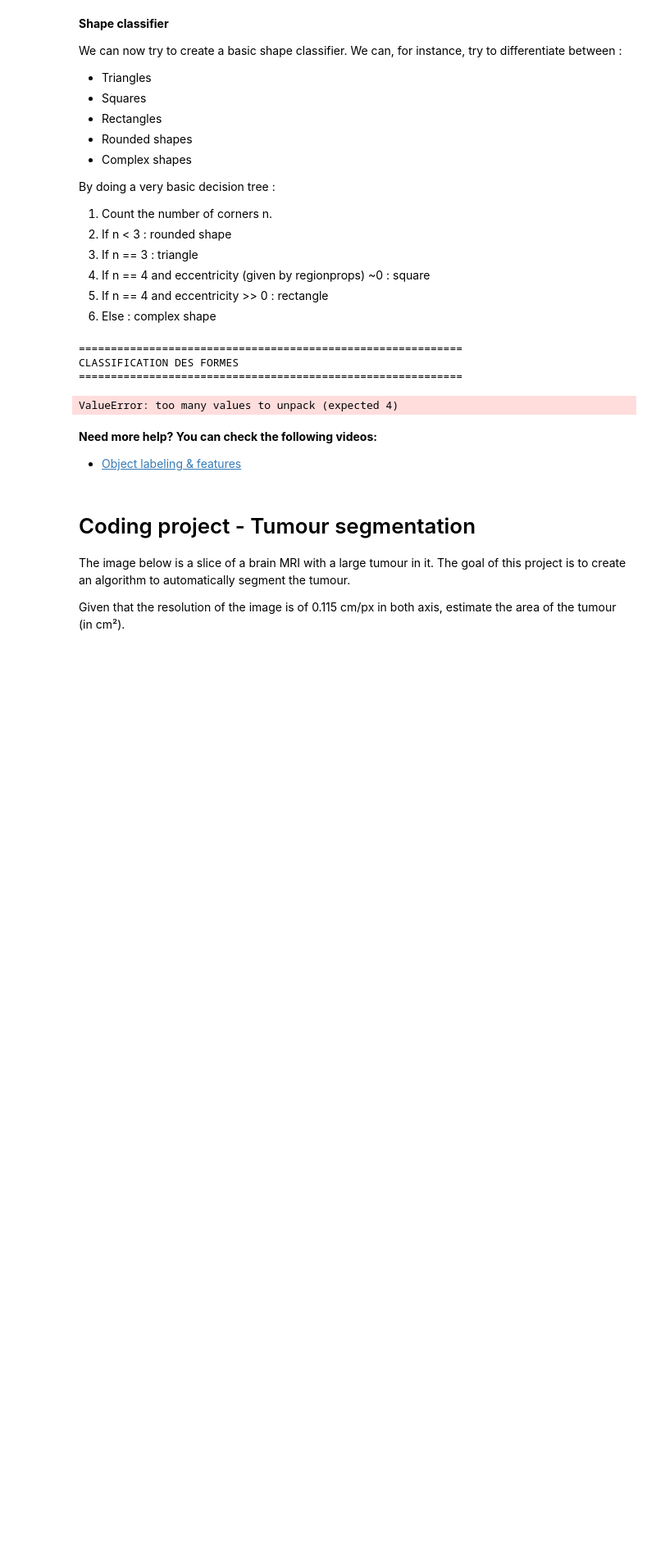
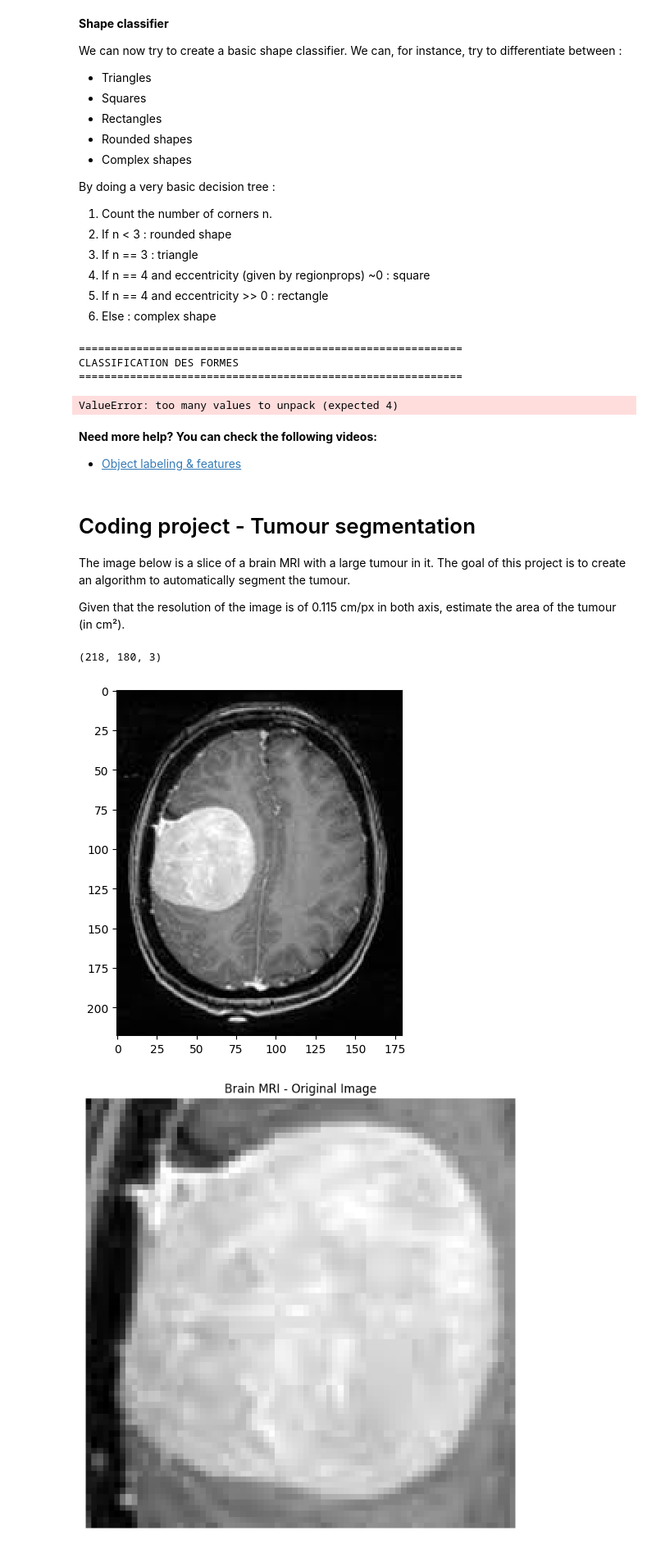
Before and after one commit to mordamed/ImageProcessing, a Jupyter notebook: 3_Image_Segmentation/TP3_Image_Segmentation.ipynb, the cells around one changed output. Shown at 82% size. Drawn from its saved outputs; the diff is of its cells as text; code cells hidden in the pictures; blank space fills up the shorter version.

```diff
--- a/3_Image_Segmentation/TP3_Image_Segmentation.ipynb
+++ b/3_Image_Segmentation/TP3_Image_Segmentation.ipynb
@@ -895,0 +889,31 @@ imshow(im)
+# %%
+from skimage.io import imread, imshow
+from skimage.color import rgb2gray
+import matplotlib.pyplot as plt
+import numpy as np
+%matplotlib inline
+
+imgBrain = imread('data/mri_brain.jpg')
+imshow(imgBrain)
+print(imgBrain.shape)
+
+#On crop pour moins se casser la tête
+
+imgBrain = imgBrain[70:145, 15:90]
+
+# Converbt to grayscale if needed
+if imgBrain.ndim == 3:
+    imgBrain = rgb2gray(imgBrain)
+
+# Convert to proper range for display and processing
+imgBrain = np.asarray(imgBrain, dtype=np.float64)
+
+plt.figure(figsize=(8, 8))
+plt.imshow(imgBrain, cmap='gray')
+plt.title('Brain MRI - Original Image')
+plt.axis('off')
+plt.show()
+# %% [output]
+(218, 180, 3)
+[figure, added]
+[figure, added]
```
Also changed, not shown: parts of 8 cells of this notebook, 2 other files.
